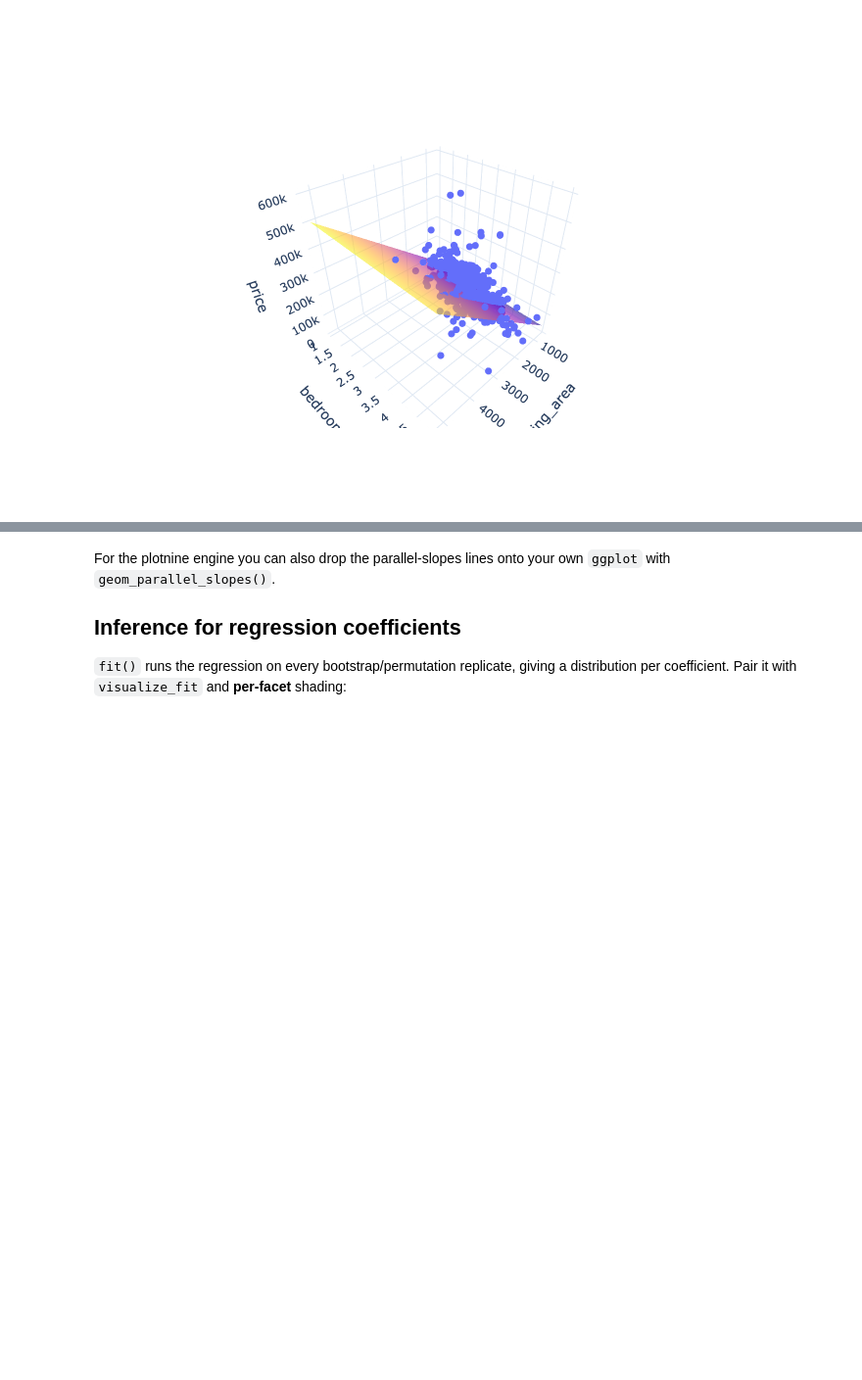
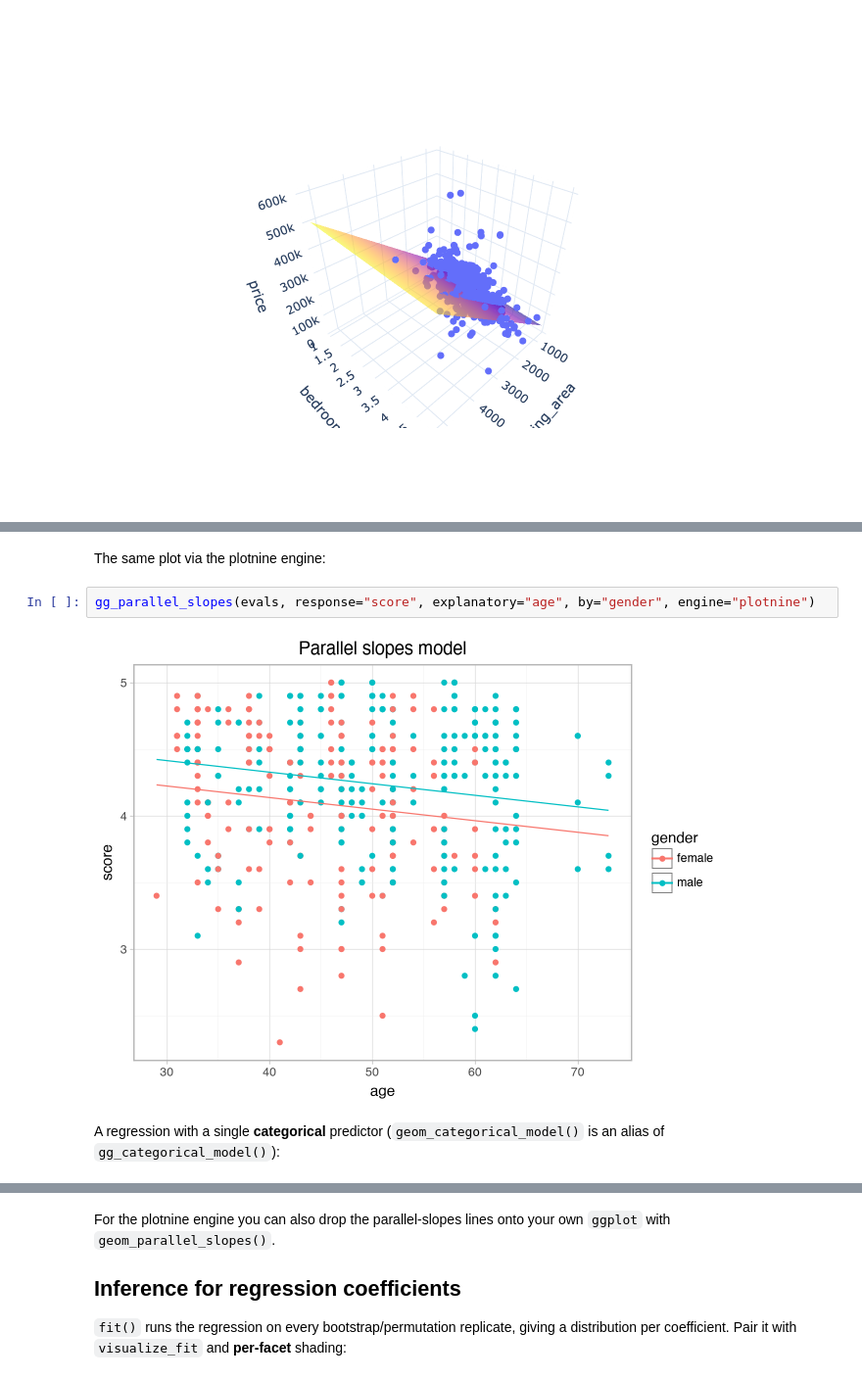
Before and after one commit to moderndive/moderndive-python, a Jupyter notebook: doc/_build/jupyter_execute/guides/regression.ipynb, the cells around one changed output, grey strips where cells are left out. Shown at 98% size. Saved outputs shown, nothing was run; the diff lists cells and outputs as text; blank space fills up the shorter version.

```diff
--- a/doc/_build/jupyter_execute/guides/regression.ipynb
+++ b/doc/_build/jupyter_execute/guides/regression.ipynb
@@ -139,0 +168,9 @@ gg_categorical_model(evals, response="score", explanatory="rank")
+# %% [markdown]
+The same plot via the plotnine engine:
+# %%
+gg_parallel_slopes(evals, response="score", explanatory="age", by="gender", engine="plotnine")
+# %% [output]
+[figure, added]
+# %% [markdown]
+A regression with a single **categorical** predictor (`geom_categorical_model()`
+is an alias of `gg_categorical_model()`):
```
Also changed, not shown: parts of 6 cells of this notebook, 24 other files.
